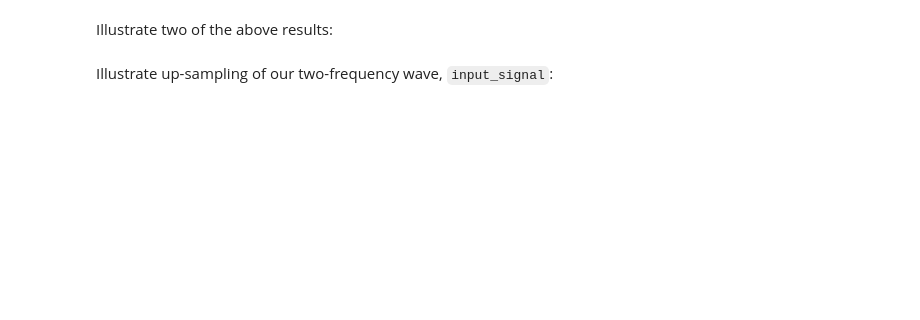
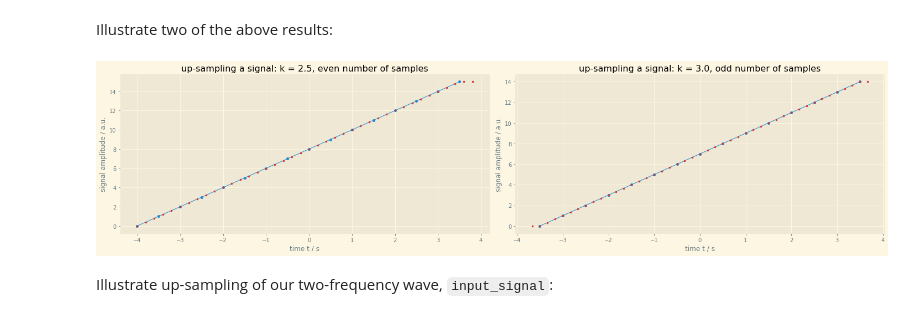
Before and after one commit to radiasoft/rslight, a Jupyter notebook: LCT/FastLCT.ipynb, the cells around one changed output. Drawn from its saved outputs; the diff is of its cells as text; code cells hidden in the pictures; blank space fills up the shorter version.

Commit message:
Commit present status of FastLCT computations.
Still in the process of testing and debugging.

```diff
--- a/LCT/FastLCT.ipynb
+++ b/LCT/FastLCT.ipynb
@@ -553,0 +841,20 @@ out_sig_odd = resample_data(3.0, in_sig_odd, debug = True)
+# %%
+resample_K = 1.60
+print("resample factor =", resample_K)
+print("---------------------")
+in_sig_odd = [0.500, np.arange(15)]
+resample_data(resample_K, in_sig_odd, debug = True)
+print()
+
+resample_K = 2.00
+print("resample factor =", resample_K)
+print("---------------------")
+in_sig_odd = [0.500, np.arange(15)]
+resample_data(resample_K , in_sig_odd, debug = True)
+print()
+
+resample_K = 3.00
+print("resample factor =", resample_K)
+print("---------------------")
+in_sig_odd = [0.500, np.arange(15)]
+out_sig_odd = resample_data(resample_K , in_sig_odd, debug = True)
@@ -565,0 +882,20 @@ out_sig_evn = resample_data(2.50, in_sig_evn, debug = True)
+# %%
+resample_K = 1.50
+print("resample factor =", resample_K)
+print("---------------------")
+in_sig_evn = [0.500, np.arange(16)]
+resample_data(resample_K, in_sig_evn, debug = True)
+print()
+
+resample_K = 2.00
+print("resample factor =", resample_K)
+print("---------------------")
+in_sig_evn = [0.500, np.arange(16)]
+resample_data(resample_K, in_sig_evn, debug = True)
+print()
+
+resample_K = 2.50
+print("resample factor =", resample_K)
+print("---------------------")
+in_sig_evn  = [0.500, np.arange(16)]
+out_sig_evn = resample_data(resample_K, in_sig_evn, debug = True)
@@ -568,34 +922,36 @@ Illustrate two of the above results:
 # %%
 n_cols = 2
 n_rows = 1
 sz_h = 10
 sz_v = 5
 
 plt.figure(figsize = (sz_h * n_cols, sz_v * n_rows))
 idx = 0
 
 idx += 1
 ax = plt.subplot(n_rows, n_cols, idx)
 plt.plot(abscissae(in_sig_evn),  in_sig_evn[1],  'C0.-', ms = 8, lw = 1)
 plt.plot(abscissae(out_sig_evn), out_sig_evn[1], 'C5.',  ms = 5, lw = 1)
 plt.xlabel('time t / s')
 plt.ylabel('signal amplitude / a.u.')
-plt.title(r'Up-sampling a signal: k = 2.5, even number of samples')
+plt.title(r'up-sampling a signal: k = 2.5, even number of samples')
 # plt.legend()
 plt.tight_layout()
 
 idx += 1
 ax = plt.subplot(n_rows, n_cols, idx)
 plt.plot(abscissae(in_sig_odd),  in_sig_odd[1],  'C0.-', ms = 8, lw = 1)
 plt.plot(abscissae(out_sig_odd), out_sig_odd[1], 'C5.',  ms = 5, lw = 1)
 plt.xlabel('time t / s')
 plt.ylabel('signal amplitude / a.u.')
-plt.title(r'Up-sampling a signal: k = 3.0, odd number of samples')
+plt.title(r'up-sampling a signal: k = 3.0, odd number of samples')
 # plt.legend()
 plt.tight_layout()
 
 # plt.savefig('resample_linear.png')
 plt.show()
+# %% [output]
+[figure, added]
 # %% [markdown]
 Illustrate up-sampling of our two-frequency wave, `input_signal`:
 # %%
```
Also changed, not shown: parts of 95 cells of this notebook.
